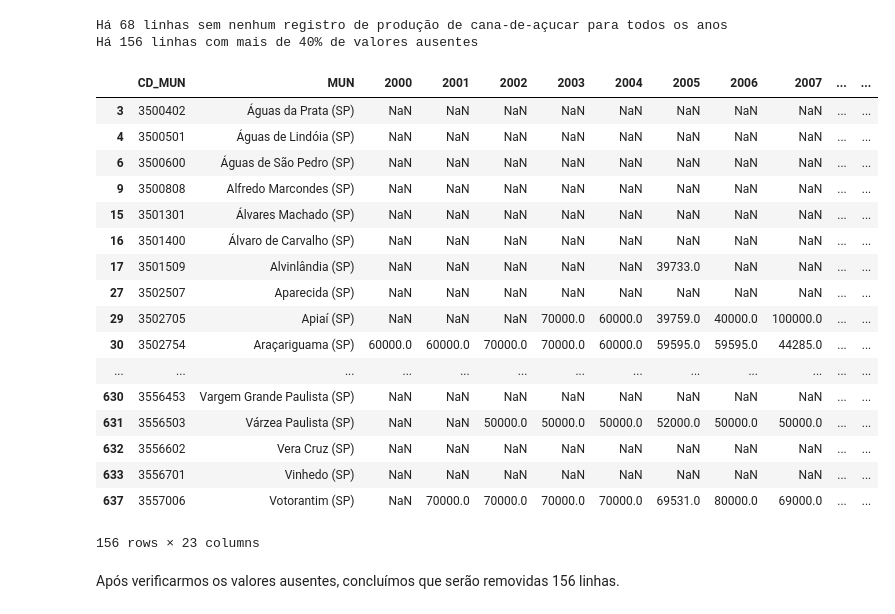
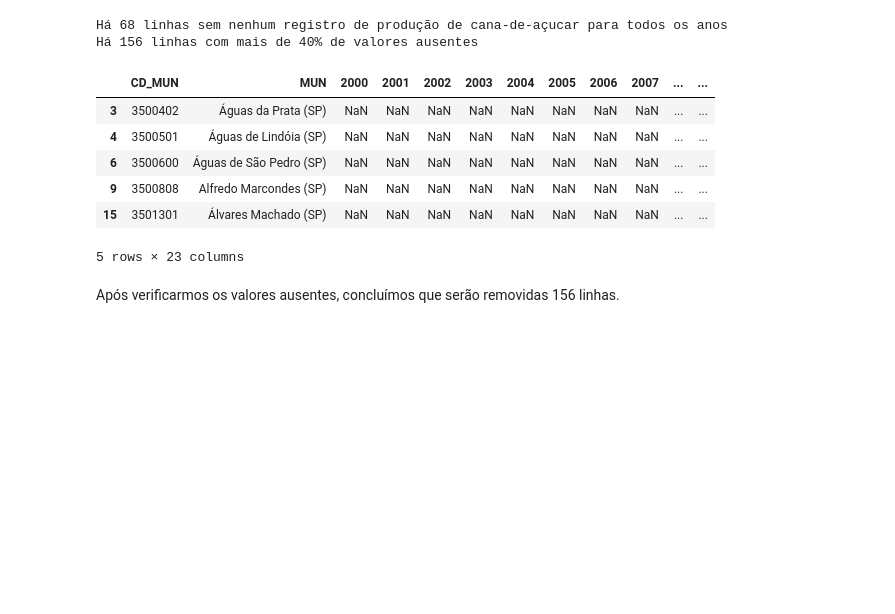
Before and after one commit to neli12/time-series-productivity-sp, a Jupyter notebook: Análise e limpeza de dados.ipynb, the cells around one changed output. Drawn from its saved outputs; the diff is of its cells as text; code cells hidden in the pictures; blank space fills up the shorter version.

```diff
--- a/Análise e limpeza de dados.ipynb
+++ b/Análise e limpeza de dados.ipynb
@@ -316,26 +316,15 @@ print('Há {} linhas com mais de 40% de valores ausentes'.format(len(rows_40perc
 Há 68 linhas sem nenhum registro de produção de cana-de-açucar para todos os anos
 Há 156 linhas com mais de 40% de valores ausentes
 # %%
-dat_yield.iloc[rows_40perc]
+dat_yield.iloc[rows_40perc].head()
 # %% [output]
 |  | CD_MUN | MUN | 2000 | 2001 | 2002 | 2003 | 2004 | 2005 | 2006 | 2007 | ... | ... |
 | 3 | 3500402 | Águas da Prata (SP) | NaN | NaN | NaN | NaN | NaN | NaN | NaN | NaN | ... | ... |
 | 4 | 3500501 | Águas de Lindóia (SP) | NaN | NaN | NaN | NaN | NaN | NaN | NaN | NaN | ... | ... |
 | 6 | 3500600 | Águas de São Pedro (SP) | NaN | NaN | NaN | NaN | NaN | NaN | NaN | NaN | ... | ... |
 | 9 | 3500808 | Alfredo Marcondes (SP) | NaN | NaN | NaN | NaN | NaN | NaN | NaN | NaN | ... | ... |
 | 15 | 3501301 | Álvares Machado (SP) | NaN | NaN | NaN | NaN | NaN | NaN | NaN | NaN | ... | ... |
-| 16 | 3501400 | Álvaro de Carvalho (SP) | NaN | NaN | NaN | NaN | NaN | NaN | NaN | NaN | ... | ... |
-| 17 | 3501509 | Alvinlândia (SP) | NaN | NaN | NaN | NaN | NaN | 39733.0 | NaN | NaN | ... | ... |
-| 27 | 3502507 | Aparecida (SP) | NaN | NaN | NaN | NaN | NaN | NaN | NaN | NaN | ... | ... |
-| 29 | 3502705 | Apiaí (SP) | NaN | NaN | NaN | 70000.0 | 60000.0 | 39759.0 | 40000.0 | 100000.0 | ... | ... |
-| 30 | 3502754 | Araçariguama (SP) | 60000.0 | 60000.0 | 70000.0 | 70000.0 | 60000.0 | 59595.0 | 59595.0 | 44285.0 | ... | ... |
-| ... | ... | ... | ... | ... | ... | ... | ... | ... | ... | ... | ... | ... |
-| 630 | 3556453 | Vargem Grande Paulista (SP) | NaN | NaN | NaN | NaN | NaN | NaN | NaN | NaN | ... | ... |
-| 631 | 3556503 | Várzea Paulista (SP) | NaN | NaN | 50000.0 | 50000.0 | 50000.0 | 52000.0 | 50000.0 | 50000.0 | ... | ... |
-| 632 | 3556602 | Vera Cruz (SP) | NaN | NaN | NaN | NaN | NaN | NaN | NaN | NaN | ... | ... |
-| 633 | 3556701 | Vinhedo (SP) | NaN | NaN | NaN | NaN | NaN | NaN | NaN | NaN | ... | ... |
-| 637 | 3557006 | Votorantim (SP) | NaN | 70000.0 | 70000.0 | 70000.0 | 70000.0 | 69531.0 | 80000.0 | 69000.0 | ... | ... |
-156 rows × 23 columns
+5 rows × 23 columns
 # %% [markdown]
 Após verificarmos os valores ausentes, concluímos que serão removidas 156 linhas.
 # %%
```
Also changed, not shown: parts of 90 cells of this notebook.
